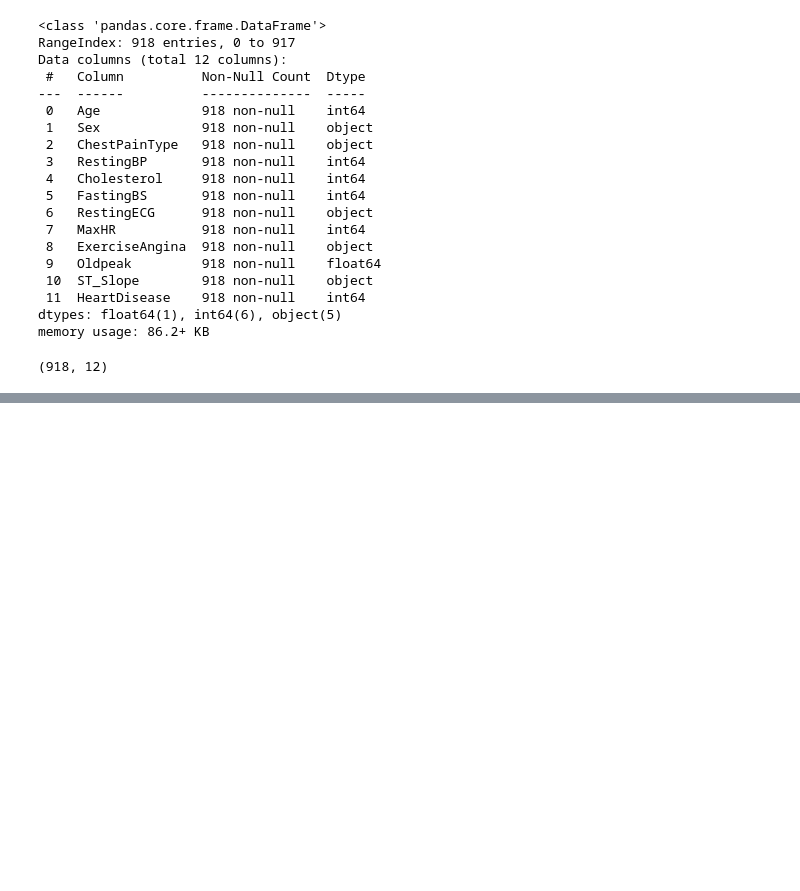
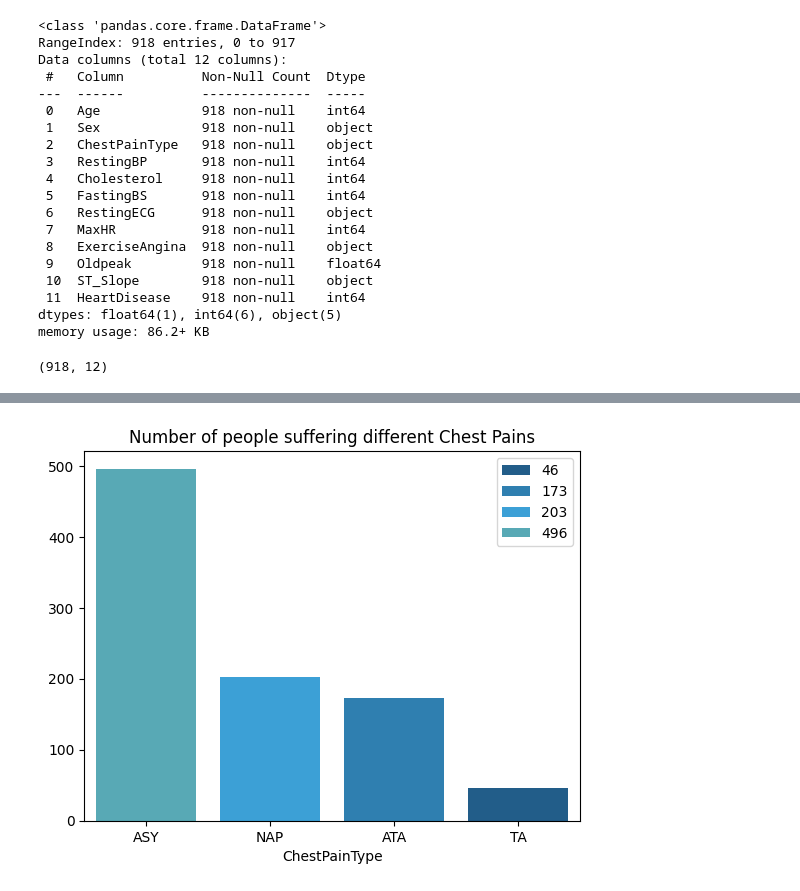
Before and after one commit to sportole/heart-failure-prediction, a Jupyter notebook: Heart_Disease_Prediction.ipynb, the cells around one changed output, grey strips where cells are left out. Saved outputs shown, nothing was run; the diff lists cells and outputs as text; code cells hidden in the pictures; blank space fills up the shorter version.

```diff
--- a/Heart_Disease_Prediction.ipynb
+++ b/Heart_Disease_Prediction.ipynb
@@ -114,0 +216,7 @@ heart_df.shape
+# %%
+colors = ["#115f9a", "#1984c5", "#22a7f0", "#48b5c4"]
+ChestPainType_barplot = sns.barplot(x=ChestPainType_bar.index,y=ChestPainType_bar.values,hue=ChestPainType_bar.values,palette=colors) #ChestPainType_bar.plot(kind='bar')
+plt.title('Number of people suffering different Chest Pains')
+plt.show()
+# %% [output]
+[figure, added]
```
Also changed, not shown: parts of 23 cells of this notebook.
